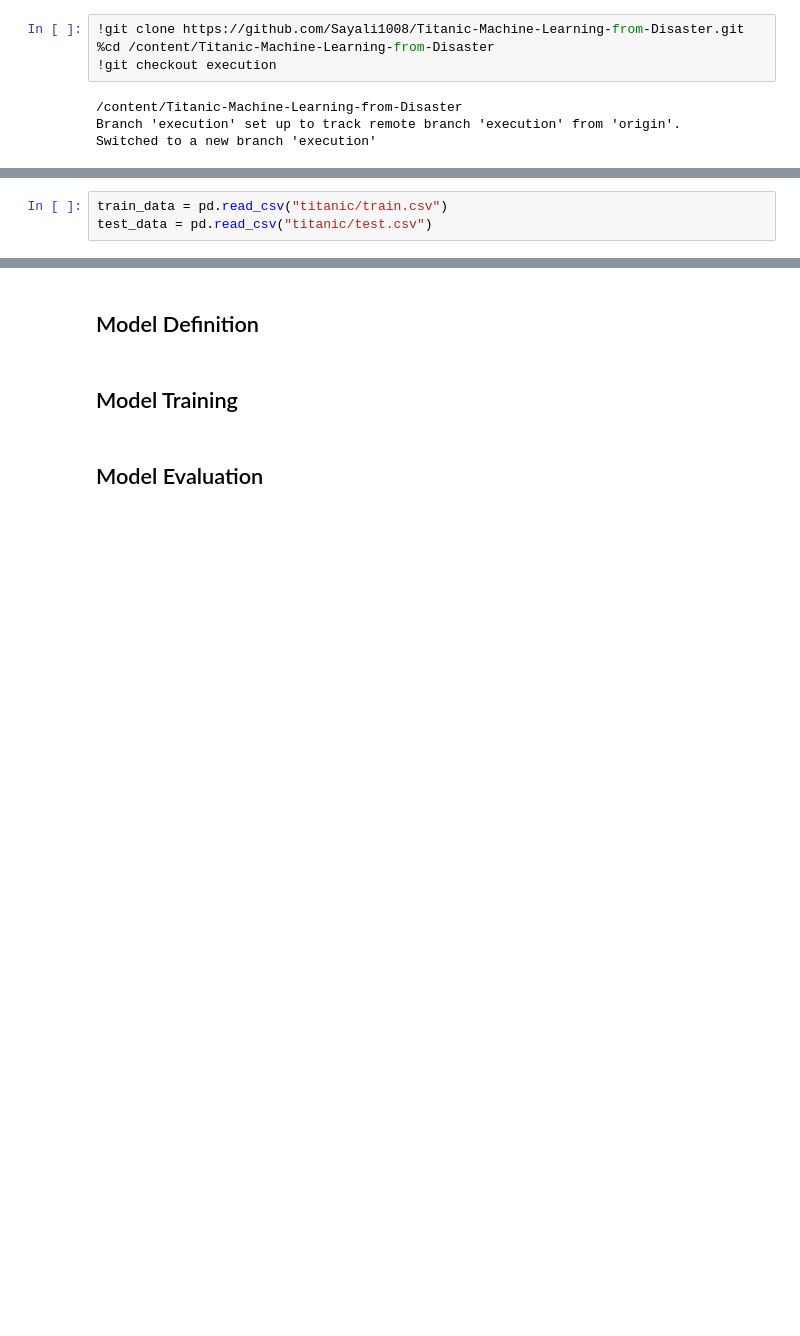
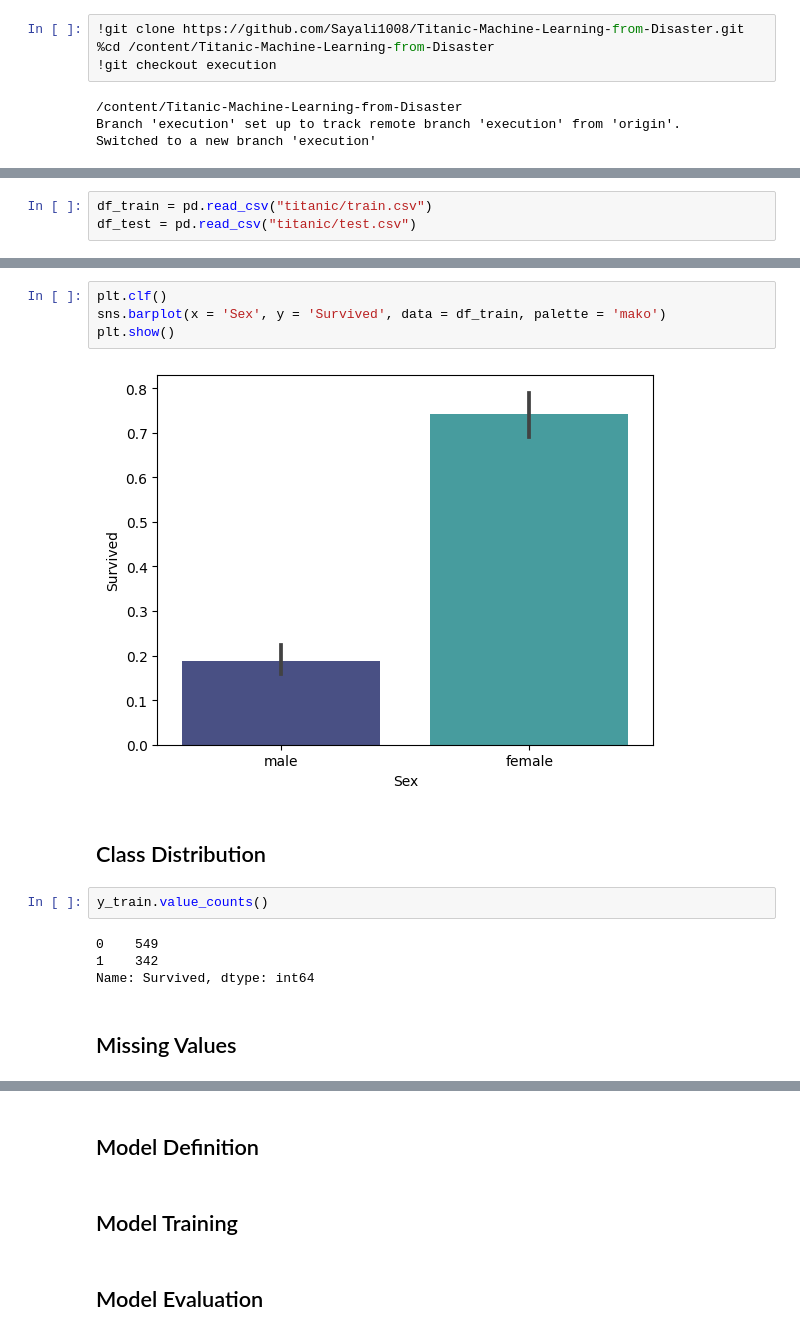
Before and after one commit to Sayali1008/Titanic-Machine-Learning-from-Disaster, a Jupyter notebook: model.ipynb, the cells around one changed output, grey strips where cells are left out. Drawn from its saved outputs; the diff is of its cells as text; blank space fills up the shorter version.

Commit message:
data visualization

```diff
--- a/model.ipynb
+++ b/model.ipynb
@@ -18,3 +24,3 @@ import seaborn as sns
 # %%
-train_data = pd.read_csv("titanic/train.csv")
-test_data = pd.read_csv("titanic/test.csv")
+df_train = pd.read_csv("titanic/train.csv")
+df_test = pd.read_csv("titanic/test.csv")
@@ -31,0 +55,16 @@ train_data.head()
+# %%
+plt.clf()
+sns.barplot(x = 'Sex', y = 'Survived', data = df_train, palette = 'mako')
+plt.show()
+# %% [output]
+[figure, added]
+# %% [markdown]
+## Class Distribution
+# %%
+y_train.value_counts()
+# %% [output]
+0    549
+1    342
+Name: Survived, dtype: int64
+# %% [markdown]
+## Missing Values
```
Also changed, not shown: parts of 14 cells of this notebook.
